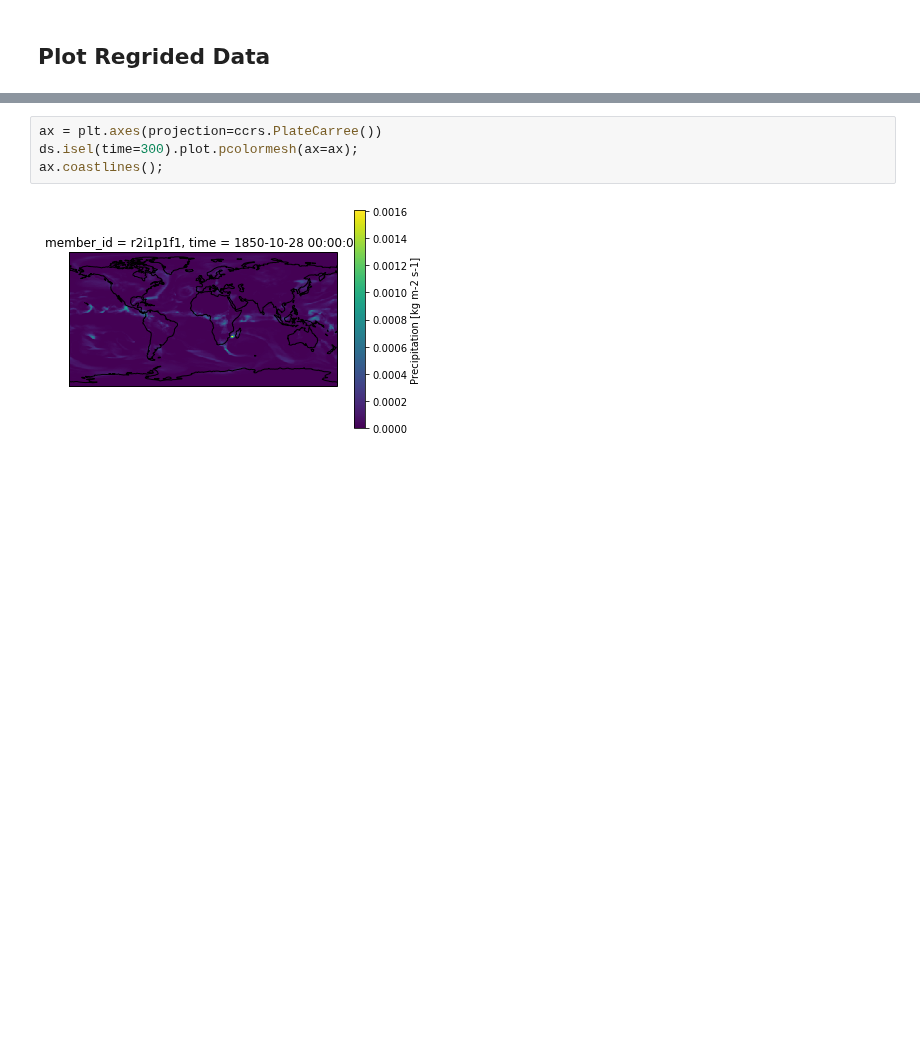
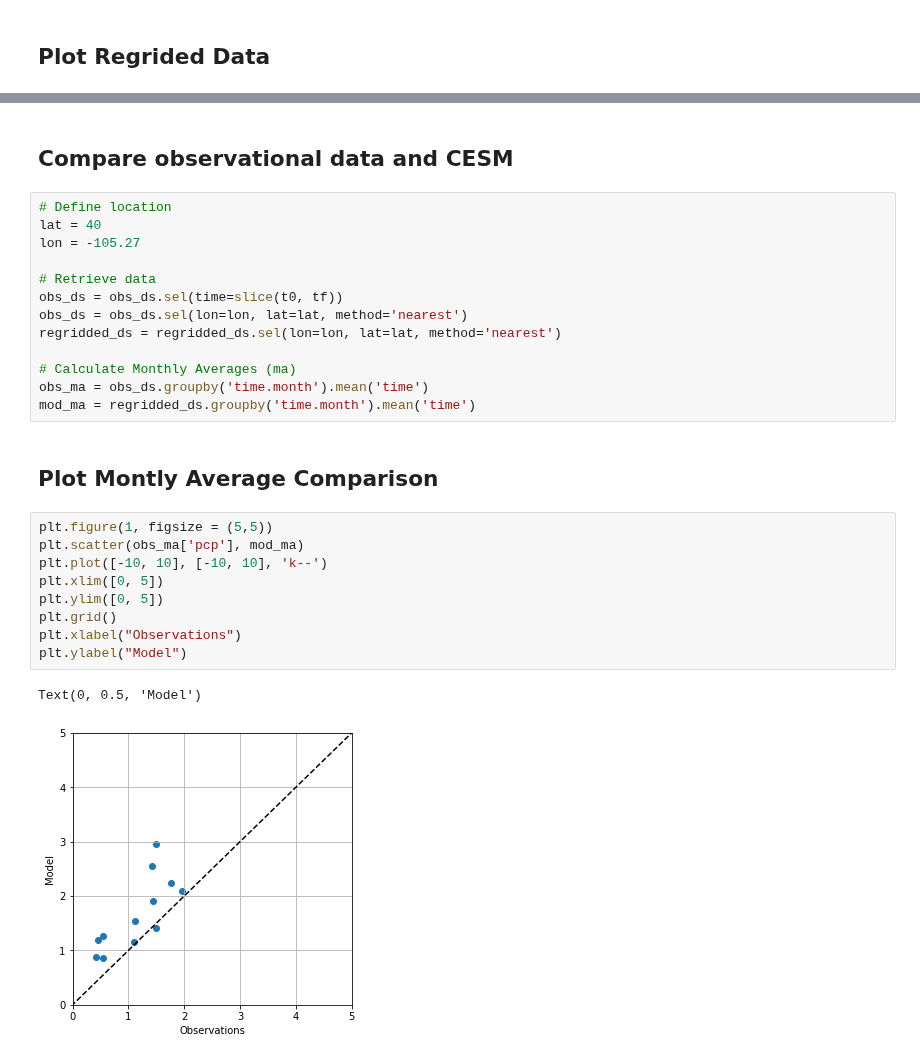
Before and after one commit to EricKeenan/cmip6-downscalling, a Jupyter notebook: notebooks/Regrid.ipynb, the cells around one changed output, grey strips where cells are left out. Cells and saved outputs as stored; diff of their text form; blank space fills up the shorter version.

Commit message:
Add monthly averages

```diff
--- a/notebooks/Regrid.ipynb
+++ b/notebooks/Regrid.ipynb
@@ -70,6 +94,29 @@ ax.coastlines();
-# %%
-ax = plt.axes(projection=ccrs.PlateCarree())
-ds.isel(time=300).plot.pcolormesh(ax=ax);
-ax.coastlines();
-# %% [output]
-[figure, removed]
+# %% [markdown]
+## Compare observational data and CESM
+# %%
+# Define location
+lat = 40
+lon = -105.27
+
+# Retrieve data
+obs_ds = obs_ds.sel(time=slice(t0, tf))
+obs_ds = obs_ds.sel(lon=lon, lat=lat, method='nearest')
+regridded_ds = regridded_ds.sel(lon=lon, lat=lat, method='nearest')
+
+# Calculate Monthly Averages (ma)
+obs_ma = obs_ds.groupby('time.month').mean('time')
+mod_ma = regridded_ds.groupby('time.month').mean('time')
+# %% [markdown]
+## Plot Montly Average Comparison
+# %%
+plt.figure(1, figsize = (5,5))
+plt.scatter(obs_ma['pcp'], mod_ma)
+plt.plot([-10, 10], [-10, 10], 'k--')
+plt.xlim([0, 5])
+plt.ylim([0, 5])
+plt.grid()
+plt.xlabel("Observations")
+plt.ylabel("Model")
+# %% [output]
+Text(0, 0.5, 'Model')
+[figure, added]
```
Also changed, not shown: parts of 11 cells of this notebook.
